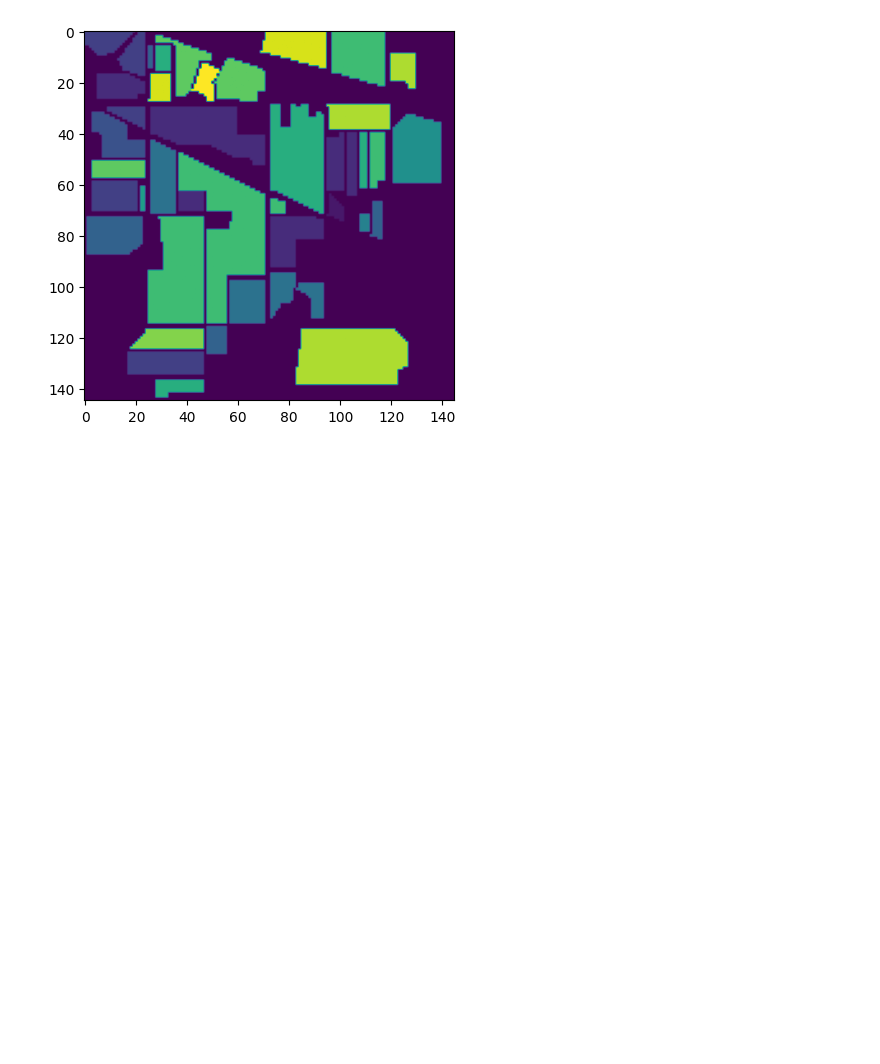
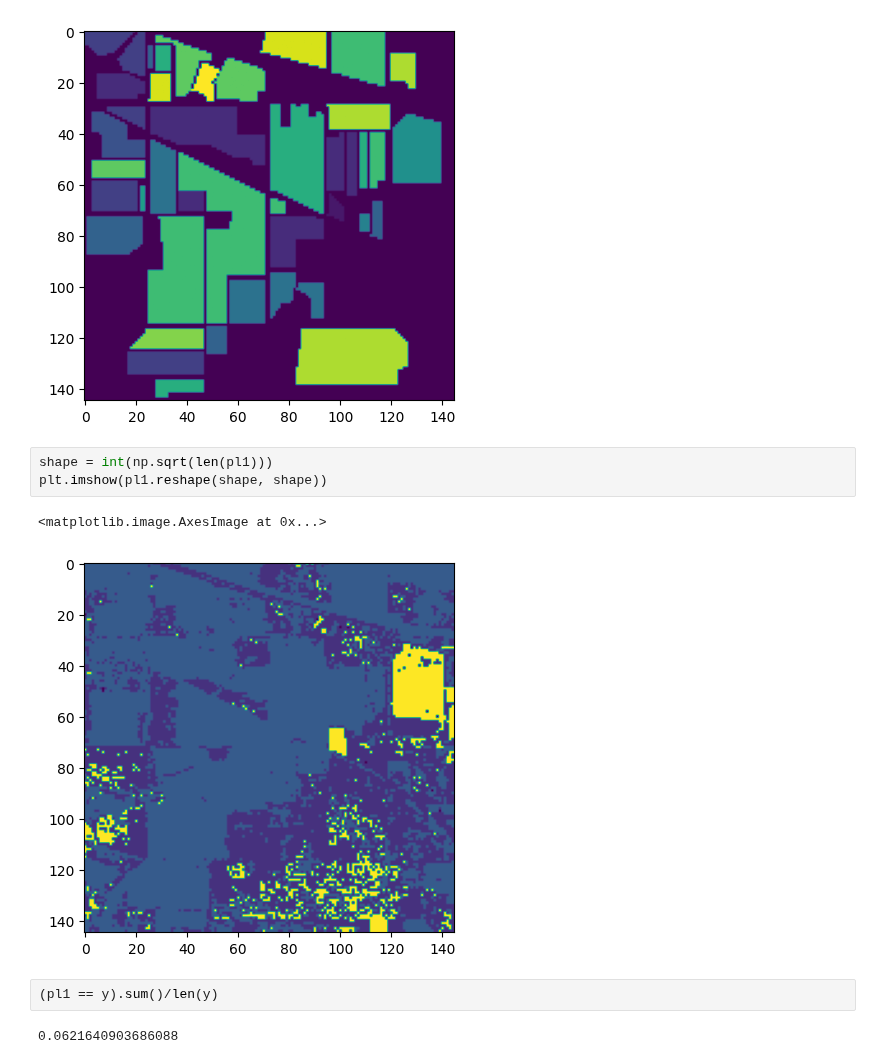
Before and after one commit to jonasroy/SVM_THESIS_PROJECT, a Jupyter notebook: Model/Indian_pines_model.ipynb, the cells around one changed output. Cells and saved outputs as stored; diff of their text form; blank space fills up the shorter version.

```diff
--- a/Model/Indian_pines_model.ipynb
+++ b/Model/Indian_pines_model.ipynb
@@ -561,3 +737,13 @@ plt.imshow(y.reshape(shape, shape))
 # %% [output]
 <matplotlib.image.AxesImage at 0x...>
 [figure]
+# %%
+shape = int(np.sqrt(len(pl1)))
+plt.imshow(pl1.reshape(shape, shape))
+# %% [output]
+<matplotlib.image.AxesImage at 0x...>
+[figure, added]
+# %%
+(pl1 == y).sum()/len(y)
+# %% [output]
+0.0621640903686088
```
Also changed, not shown: parts of 30 cells of this notebook, 4 other files.
